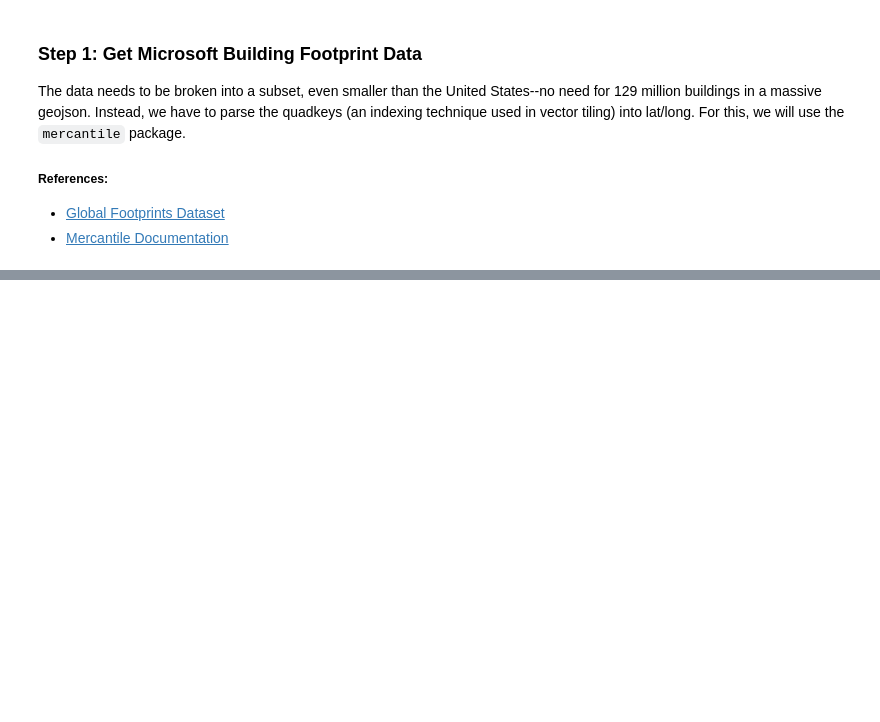
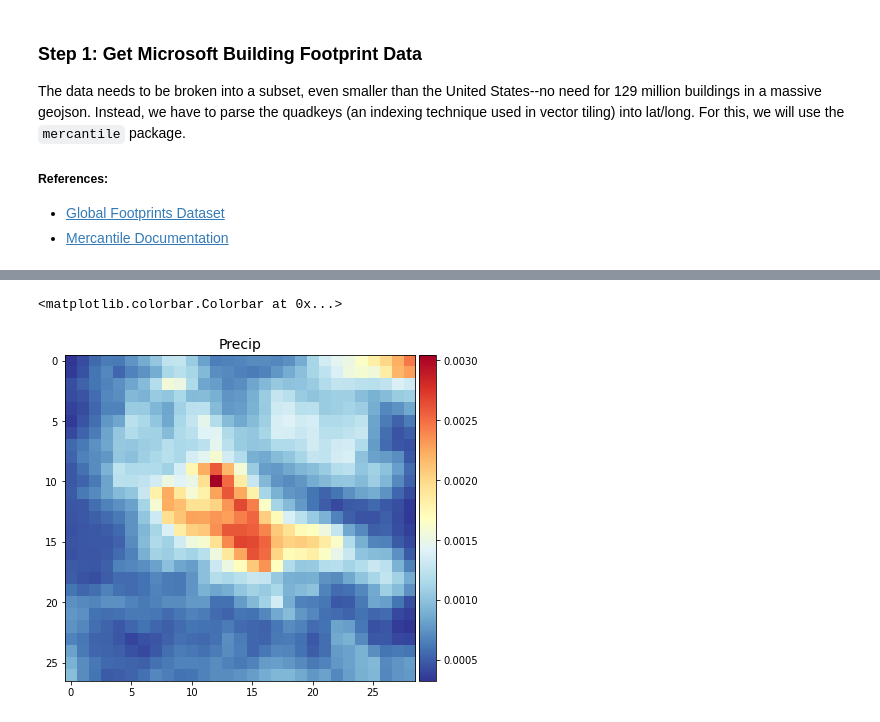
Before and after one commit to emersonw1/RainfallCollection, a Jupyter notebook: main.ipynb, the cells around one changed output, grey strips where cells are left out. Cells and saved outputs as stored; diff of their text form; code cells hidden in the pictures; blank space fills up the shorter version.

```diff
--- a/main.ipynb
+++ b/main.ipynb
@@ -117,0 +120,17 @@ Name: (2013-01-01 00:00:00, 1, 37.5, -115.0), dtype: float32
+# %%
+# Opens raster created in last cell, change file path to your own
+precip_raster = rasterio.open(r'C:\Users\emers\.rainfall\precip_raster.tiff')
+
+#
+precip_array = precip_raster.read(1)
+
+fig, ax = plt.subplots(figsize=(10,6))
+im1 = ax.imshow(precip_array, cmap='RdYlBu_r')
+
+ax.set_title("Precip", fontsize=14)
+divider = make_axes_locatable(ax)
+cax = divider.append_axes('right', size='5%', pad=0.05)
+fig.colorbar(im1, cax=cax, orientation='vertical')
+# %% [output]
+<matplotlib.colorbar.Colorbar at 0x...>
+[figure, added]
```
Also changed, not shown: parts of 7 cells of this notebook.
